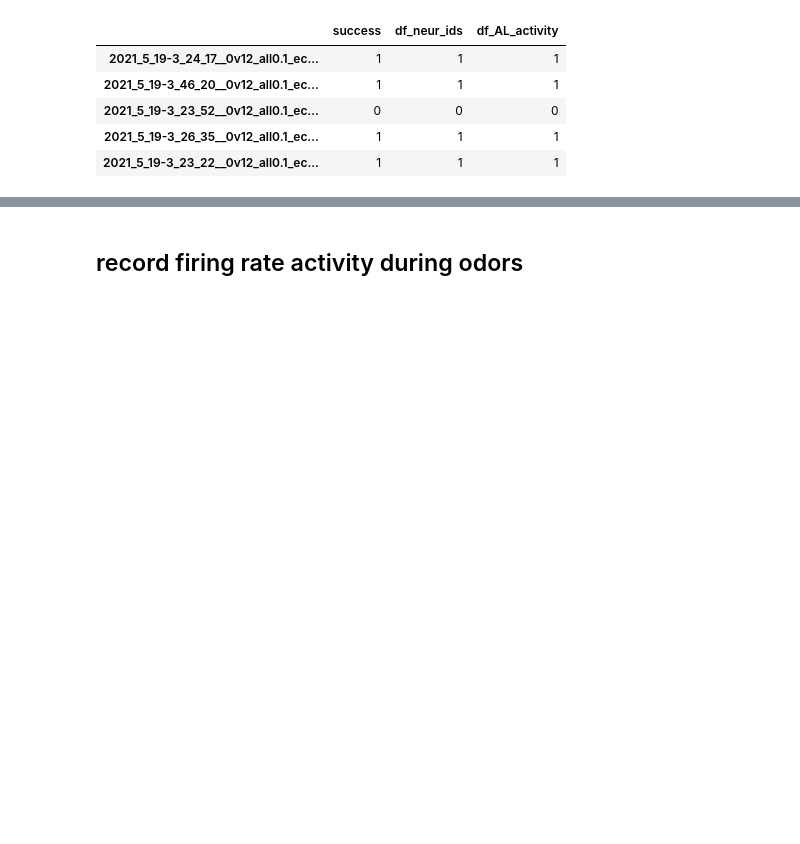
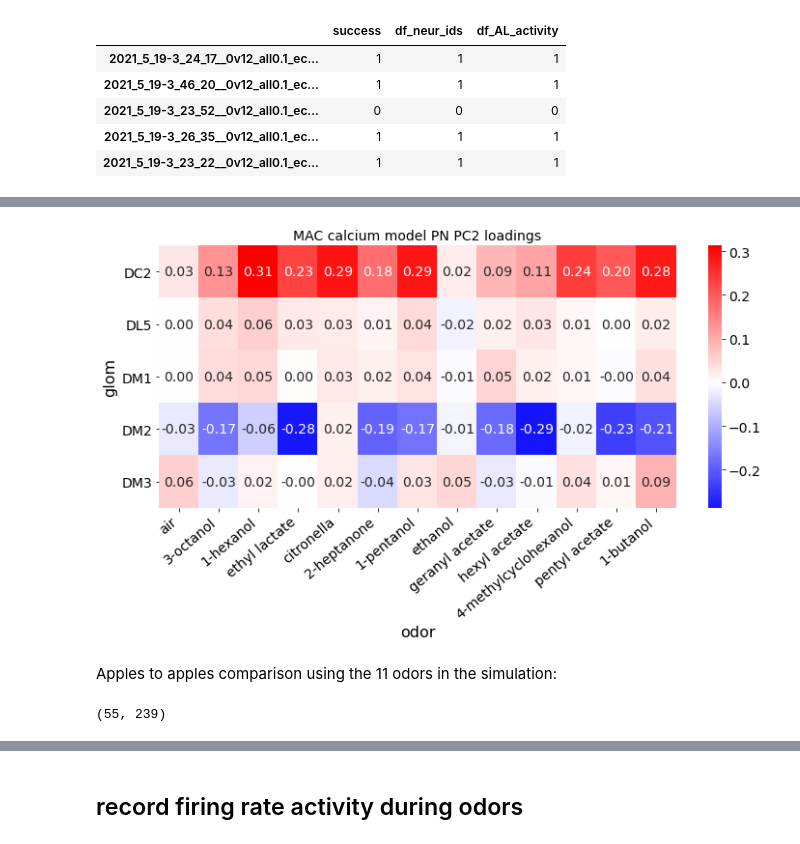
Before and after one commit to dlavrent/ALVariability, a Jupyter notebook: analysis/analyze_vars_resampling_behavior_prediction_and_PCA.ipynb, the cells around one changed output, grey strips where cells are left out. Cells and saved outputs as stored; diff of their text form; code cells hidden in the pictures; blank space fills up the shorter version.

```diff
--- a/analysis/analyze_vars_resampling_behavior_prediction_and_PCA.ipynb
+++ b/analysis/analyze_vars_resampling_behavior_prediction_and_PCA.ipynb
@@ -271,0 +263,13 @@ plt.show()
+# %%
+plt.figure(figsize=(12,5))
+sns.heatmap(pd.DataFrame(pca_loadings_df_MAC.iloc[:, 1])
+            .reset_index().pivot('glom', 'odor', 'PC2 (11%)')
+            .loc[gNames, oNames],
+            annot=True, fmt='.2f', center=0, cmap='bwr')
+plt.yticks(rotation=0); plt.xticks(rotation=40, ha='right')
+plt.title('MAC calcium model PN PC2 loadings')
+plt.show()
+# %% [output]
+[figure, added]
+# %% [markdown]
+Apples to apples comparison using the 11 odors in the simulation:
@@ -271,0 +287,4 @@ plt.show()
+# %%
+fly_responses_df_MAC.shape
+# %% [output]
+(55, 239)
```
Also changed, not shown: parts of 117 cells of this notebook.
